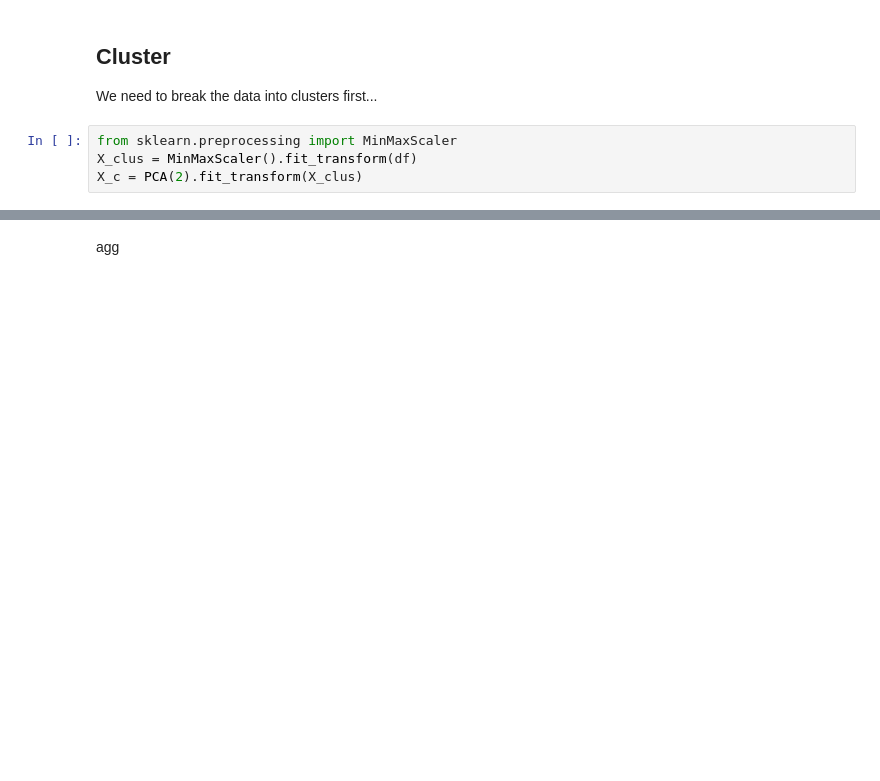
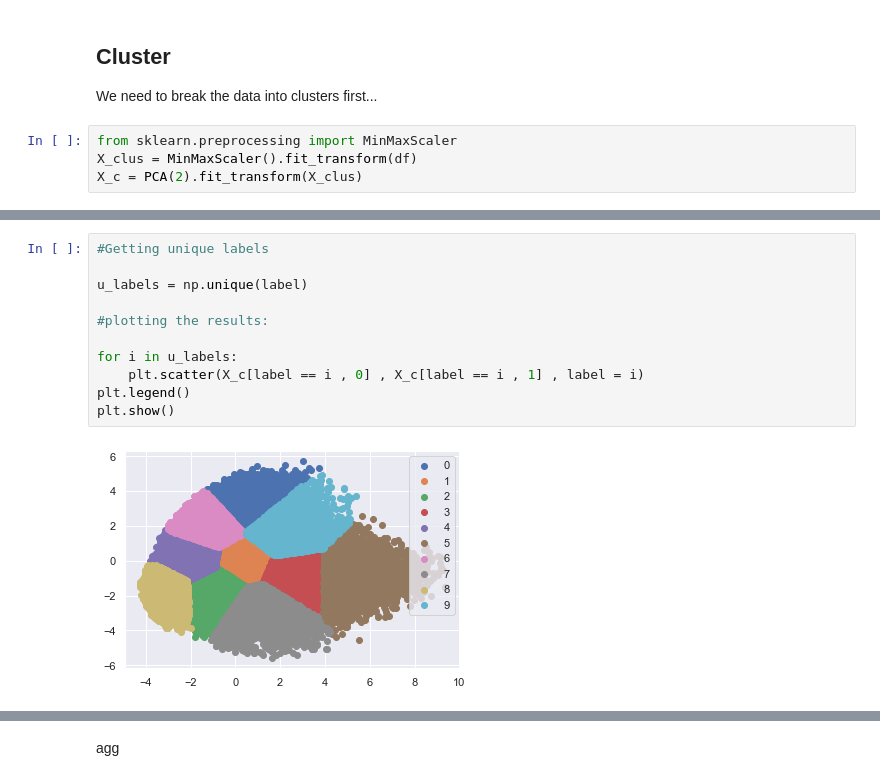
Before and after one commit to allyryry/3950_Asn3_Clustering, a Jupyter notebook: cluster_asn.ipynb, the cells around one changed output, grey strips where cells are left out. Drawn from its saved outputs; the diff is of its cells as text; blank space fills up the shorter version.

```diff
--- a/cluster_asn.ipynb
+++ b/cluster_asn.ipynb
@@ -120,0 +151,13 @@ plt.show()
+# %%
+#Getting unique labels
+
+u_labels = np.unique(label)
+
+#plotting the results:
+
+for i in u_labels:
+    plt.scatter(X_c[label == i , 0] , X_c[label == i , 1] , label = i)
+plt.legend()
+plt.show()
+# %% [output]
+[figure, added]
```
Also changed, not shown: parts of 23 cells of this notebook.
